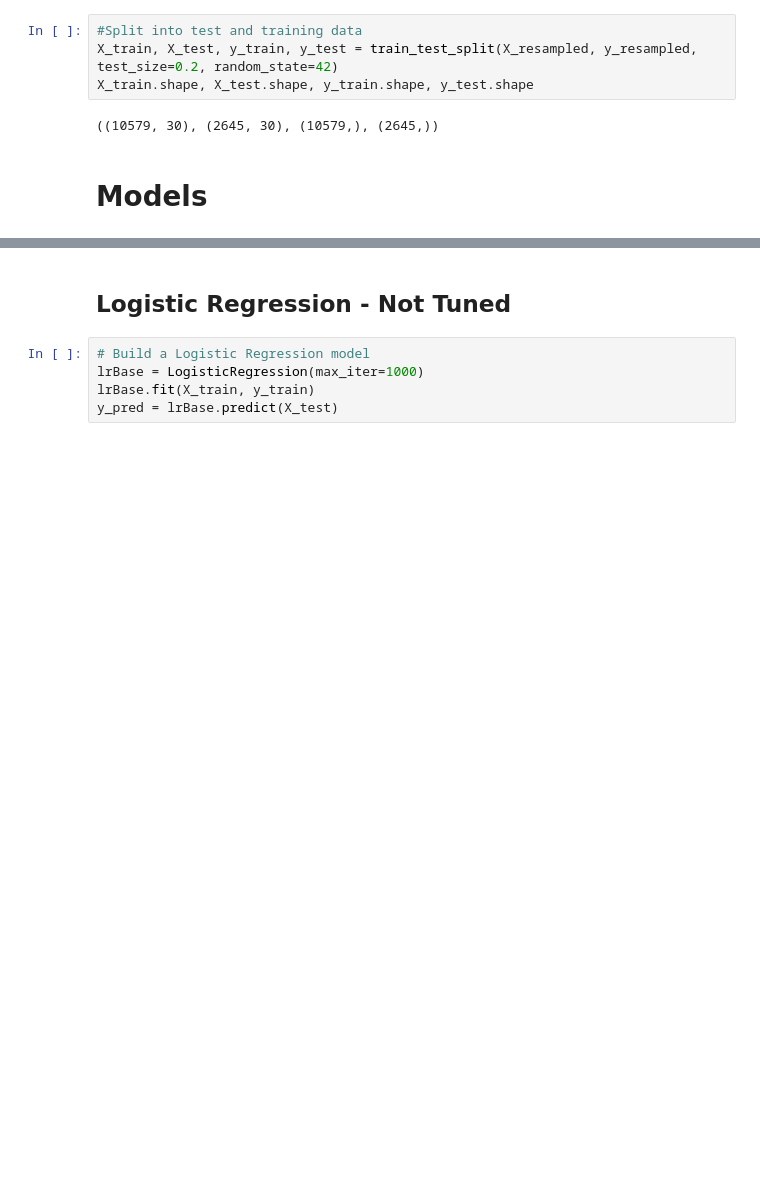
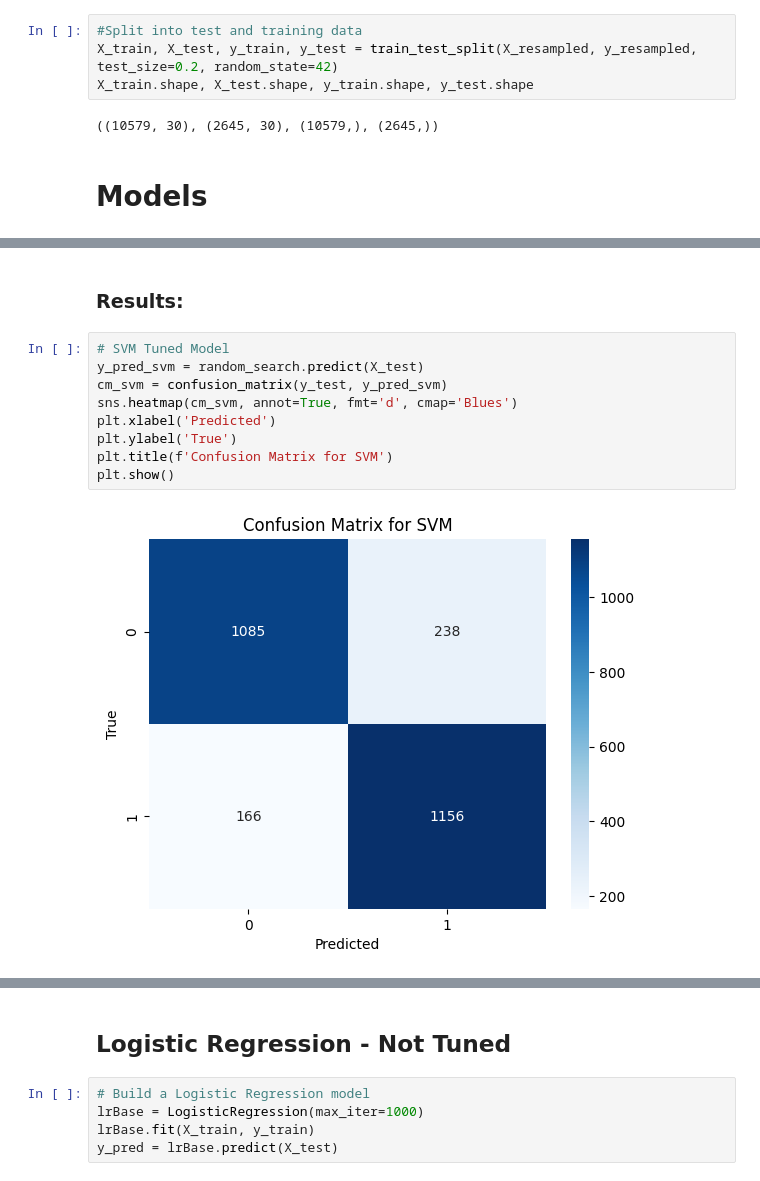
Before and after one commit to cw10877787/SJU_ML_TEAM4, a Jupyter notebook: final_project.ipynb, the cells around one changed output, grey strips where cells are left out. Cells and saved outputs as stored; diff of their text form; blank space fills up the shorter version.

```diff
--- a/final_project.ipynb
+++ b/final_project.ipynb
@@ -315,0 +376,13 @@ X_train.shape, X_test.shape, y_train.shape, y_test.shape
+# %% [markdown]
+### Results:
+# %%
+# SVM Tuned Model
+y_pred_svm = random_search.predict(X_test)
+cm_svm = confusion_matrix(y_test, y_pred_svm)
+sns.heatmap(cm_svm, annot=True, fmt='d', cmap='Blues')
+plt.xlabel('Predicted')
+plt.ylabel('True')
+plt.title(f'Confusion Matrix for SVM')
+plt.show()
+# %% [output]
+[figure, added]
```
Also changed, not shown: parts of 6 cells of this notebook.
